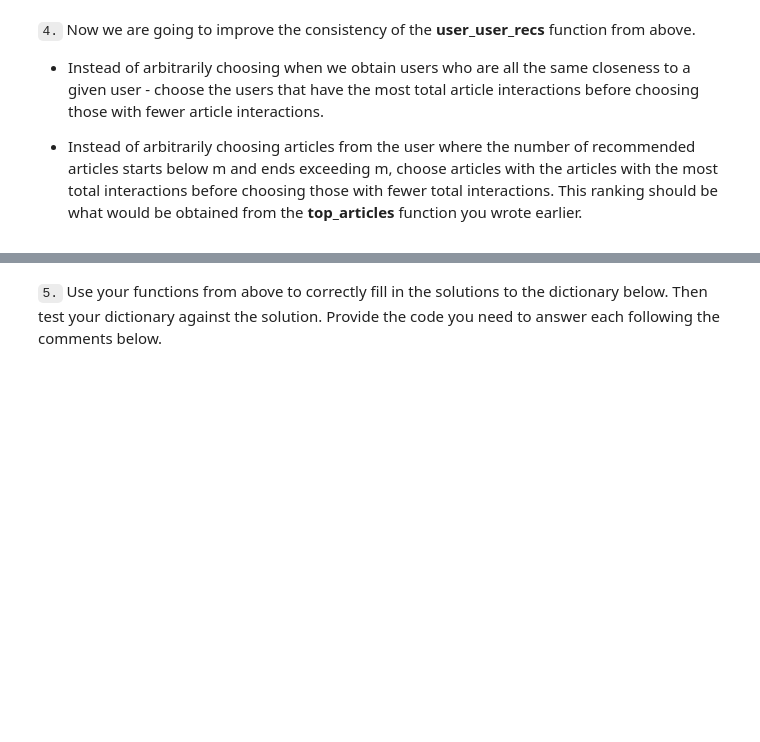
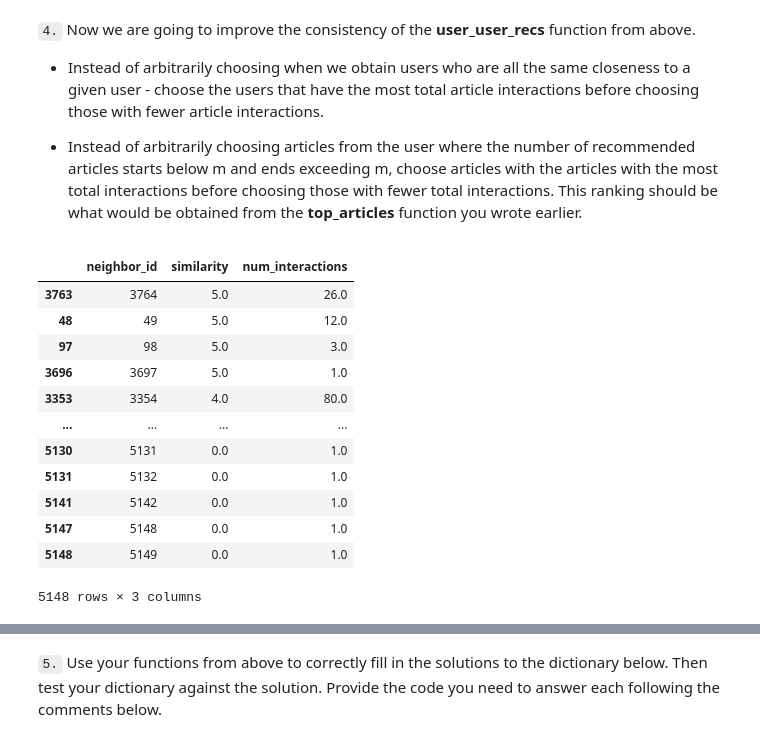
Before and after one commit to Ramshah1/Recommendations-with-ibm, a Jupyter notebook: Recommendations_with_IBM.ipynb, the cells around one changed output, grey strips where cells are left out. Saved outputs shown, nothing was run; the diff lists cells and outputs as text; code cells hidden in the pictures; blank space fills up the shorter version.

```diff
--- a/Recommendations_with_IBM.ipynb
+++ b/Recommendations_with_IBM.ipynb
@@ -575,7 +545,18 @@ def get_top_sorted_users(user_id, df=df, user_item=user_item):
                     highest of each is higher in the dataframe
 
     '''
-    # Your code here
+
+    neighbors_df = pd.DataFrame(columns = ['neighbor_id', 'similarity', 'num_interactions'])
+    neighbors_df['neighbor_id'] = user_item.index
+    neighbors_df['similarity'] = user_item.dot(user_item.loc[user_id]).values
+    neighbors_df['num_interactions'] = df['user_id'].value_counts().sort_index()
+
+
+    # removing user_id
+    neighbors_df = neighbors_df[neighbors_df['neighbor_id'] != user_id]
+
+    # sorting neighbors_df
+    neighbors_df.sort_values(by=['similarity', 'num_interactions'], inplace=True, ascending= False)
 
     return neighbors_df # Return the dataframe specified in the doc_string
 
@@ -603,9 +584,45 @@ def user_user_recs_part2(user_id, m=10):
     before choosing those with fewer total interactions.
 
     '''
-    # Your code here
+    recs = []
+    rec_names = []
 
-    return recs, rec_names
+    # get list of seen articles
+    seen_article_ids, seen_article_names = get_user_articles(user_id)
+
+    # ger closest neighbor ids
+    close_users = get_top_sorted_users(user_id)['neighbor_id'].values
+
+    for close in close_users:
+        art_id, art_names = get_user_articles(close)
+        not_seen_articles_ids = np.setdiff1d(art_id, seen_article_ids)
+        recs.extend(not_seen_articles_ids.tolist())
+
+        not_seen_article_names = get_article_names(not_seen_articles_ids.tolist())
+        rec_names.extend(not_seen_article_names)
+
+        # break loop if greater than m
+        if len(recs) > m:
+            break
+
+    return recs[:m], rec_names[:m]
+# %%
+# Testing above function for id 2
+get_top_sorted_users(2)
+# %% [output]
+|  | neighbor_id | similarity | num_interactions |
+| 3763 | 3764 | 5.0 | 26.0 |
+| 48 | 49 | 5.0 | 12.0 |
+| 97 | 98 | 5.0 | 3.0 |
+| 3696 | 3697 | 5.0 | 1.0 |
+| 3353 | 3354 | 4.0 | 80.0 |
+| ... | ... | ... | ... |
+| 5130 | 5131 | 0.0 | 1.0 |
+| 5131 | 5132 | 0.0 | 1.0 |
+| 5141 | 5142 | 0.0 | 1.0 |
+| 5147 | 5148 | 0.0 | 1.0 |
+| 5148 | 5149 | 0.0 | 1.0 |
+5148 rows × 3 columns
 # %%
 # Quick spot check - don't change this code - just use it to test your functions
 rec_ids, rec_names = user_user_recs_part2(20, 10)
```
Also changed, not shown: parts of 15 cells of this notebook.
